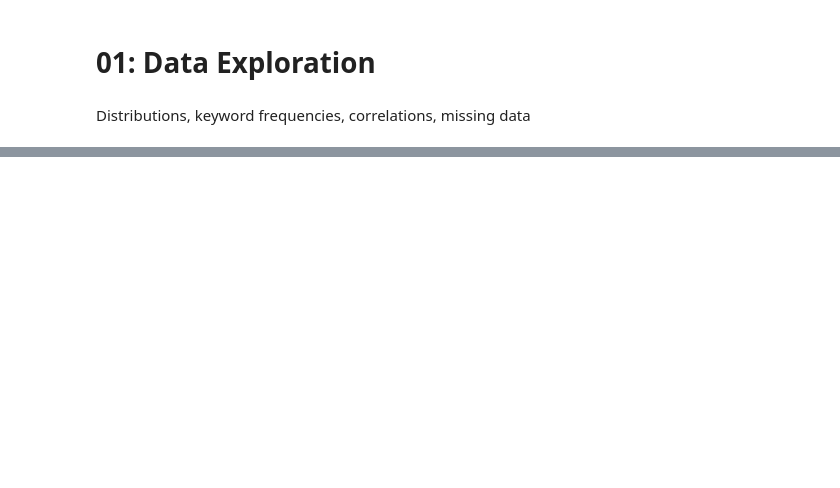
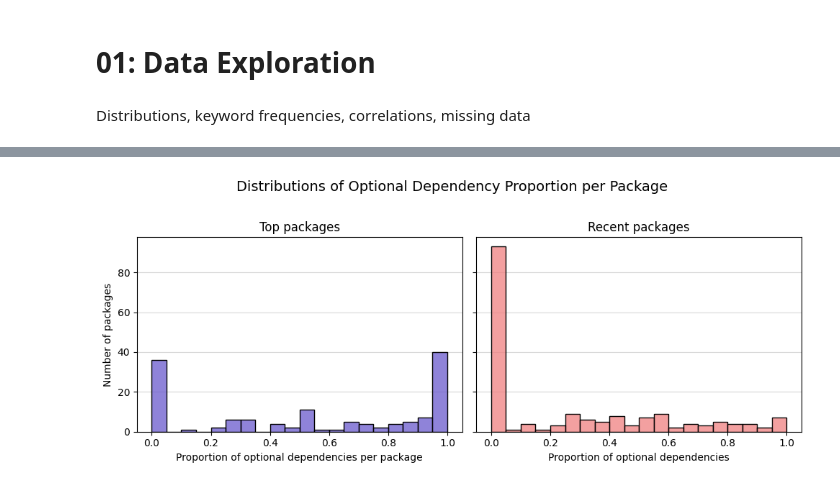
Before and after one commit to ericzander/pypi-anomaly-detection, a Jupyter notebook: notebooks/01_data_exploration.ipynb, the cells around one changed output, grey strips where cells are left out. Saved outputs shown, nothing was run; the diff lists cells and outputs as text; code cells hidden in the pictures; blank space fills up the shorter version.

```diff
--- a/notebooks/01_data_exploration.ipynb
+++ b/notebooks/01_data_exploration.ipynb
@@ -96,0 +259,33 @@ Nodes with missing general metadata: 17
+# %%
+# Compute proportion of optional dependencies per source package for both DataFrames
+prop_top = (
+    df_edges_top.groupby("source")["optional"]
+    .apply(lambda x: (x == True).mean())
+    .sort_values(ascending=False)
+)
+prop_recent = (
+    df_edges_recent.groupby("source")["optional"]
+    .apply(lambda x: (x == True).mean())
+    .sort_values(ascending=False)
+)
+
+# Top packages
+fig, axes = plt.subplots(1, 2, figsize=(10, 4), sharey=True, sharex=True)
+sns.histplot(prop_top, bins=20, color=color_top, kde=False, ax=axes[0])
+axes[0].set_xlabel("Proportion of optional dependencies per package")
+axes[0].set_ylabel("Number of packages")
+axes[0].set_title("Top packages")
+
+# Recent packages
+sns.histplot(prop_recent, bins=20, color=color_recent, kde=False, ax=axes[1])
+axes[1].set_xlabel("Proportion of optional dependencies")
+axes[1].set_title("Recent packages")
+
+for ax in axes:
+    add_grid(ax, "y")
+
+fig.suptitle("Distributions of Optional Dependency Proportion per Package", fontsize=14, y=1.02)
+plt.tight_layout()
+plt.show()
+# %% [output]
+[figure, added]
```
Also changed, not shown: parts of 27 cells of this notebook, 4 other files.
